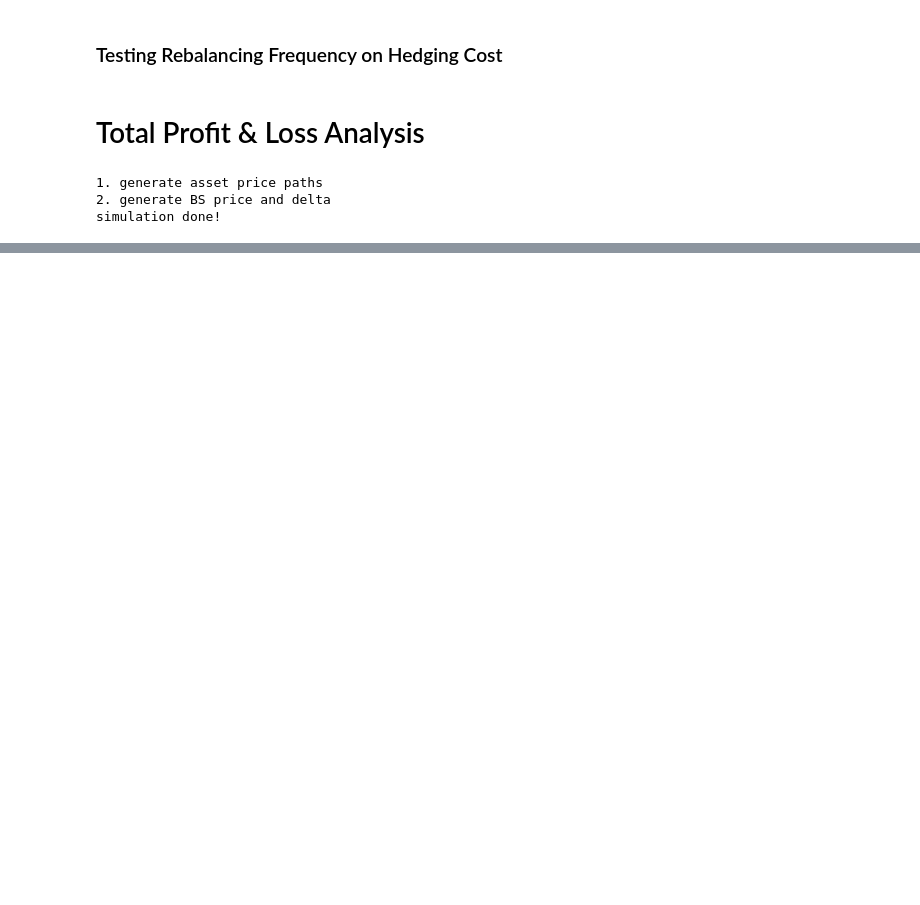
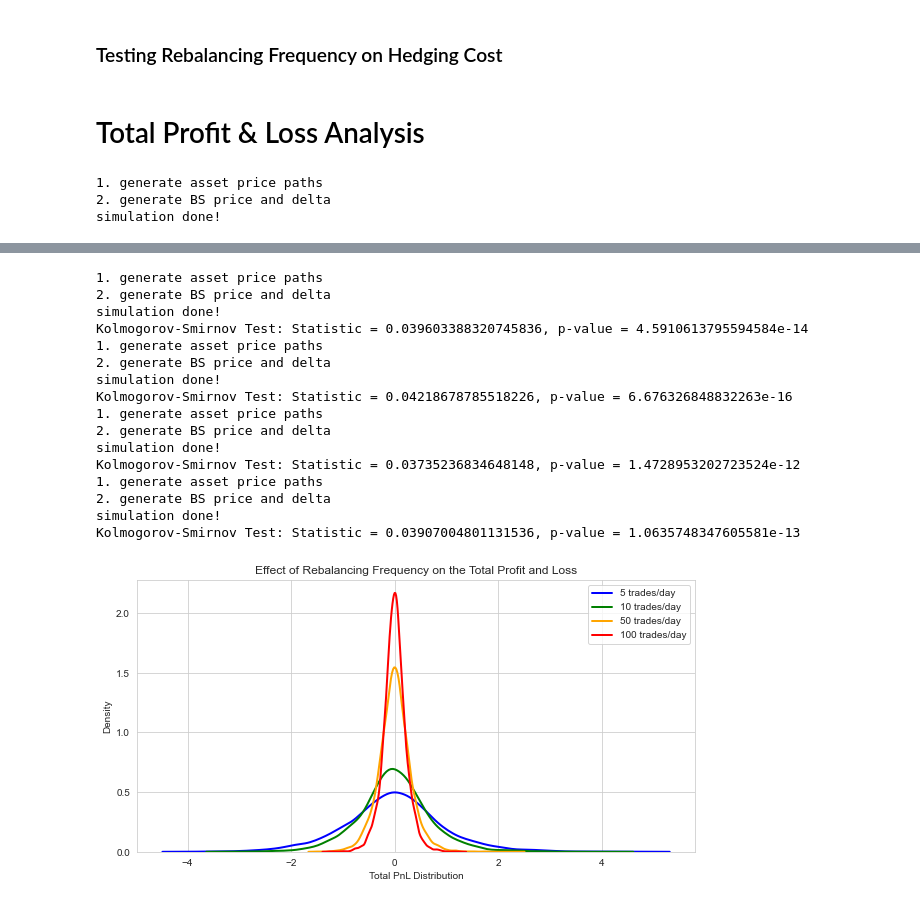
Before and after one commit to Lambulani/rl-hedge-2019, a Jupyter notebook: bs_delta_eda.ipynb, the cells around one changed output, grey strips where cells are left out. Drawn from its saved outputs; the diff is of its cells as text; code cells hidden in the pictures; blank space fills up the shorter version.

```diff
--- a/bs_delta_eda.ipynb
+++ b/bs_delta_eda.ipynb
@@ -397,0 +374,74 @@ Kurtosis: -0.9371154400544439
+# %%
+"""
+determing the distribution when the transactions costs are zero
+it is seeming to me now that when the transaction costs are zero then the pnl is just equal to the hedging error.
+the hedging error is the difference between the option value and the hedged position value.
+"""
+
+rebalance_frequencies = [5,10,50,100]
+colors = ["blue", "green", "orange", "red"]  # Different colors for each distribution
+num_simulations = 10000
+
+plt.figure(figsize=(10, 5))
+sns.set_style("whitegrid")
+
+for i, freq in enumerate(rebalance_frequencies):
+    # Create environment with given rebalancing frequency
+    bs_env = TradingEnv(continuous_action_flag=True, sabr_flag=False,
+                        dg_random_seed=1, spread=0.01, num_contract=1,
+                        init_ttm=10, trade_freq=1/freq, num_sim=num_simulations,
+                        mu=0, vol=0.01, S=100, K=100, r=0, q=0)
+
+    delta_path = bs_env.delta_path*100
+    delta_path_append = np.insert(delta_path, 0, 0, axis=1)
+    delta_h = np.diff(delta_path_append, axis=1)
+    delta_h= delta_h[:, :-1]
+    transaction_costs = cost(delta_h, multiplier=0)
+    total_costs = np.sum(transaction_costs, axis =1)
+
+    num_ops = 100
+    #option value V_t
+    v_t = bs_env.option_price_path*num_ops
+    v_t_diff = np.diff(v_t, axis=1)
+
+    #hedged position value
+    s_t = bs_env.path
+    s_t_diff = np.diff(s_t, axis=1)
+    a_t = delta_path[:, :-1]
+    h_t = a_t*s_t_diff
+
+    #total pnl_t
+    pi_t = v_t_diff - h_t - transaction_costs
+
+    total_pnl = np.sum(pi_t, axis = 1)
+    ks_stat, ks_p = kstest(total_pnl, 'norm', args=(np.mean(total_pnl), np.std(total_pnl)))
+    print(f"Kolmogorov-Smirnov Test: Statistic = {ks_stat}, p-value = {ks_p}")
+
+    # Plot KDE for the current rebalancing frequency
+    sns.kdeplot(total_pnl, label=f"{freq} trades/day", color=colors[i], linewidth=2)
+
+# Graph formatting
+plt.xlabel("Total PnL Distribution")
+plt.ylabel("Density")
+plt.title("Effect of Rebalancing Frequency on the Total Profit and Loss")
+plt.legend()
+plt.savefig("hedging_pnl_Rebalancing.png")
+plt.show()
+# %% [output]
+1. generate asset price paths
+2. generate BS price and delta
+simulation done!
+Kolmogorov-Smirnov Test: Statistic = 0.039603388320745836, p-value = 4.5910613795594584e-14
+1. generate asset price paths
+2. generate BS price and delta
+simulation done!
+Kolmogorov-Smirnov Test: Statistic = 0.04218678785518226, p-value = 6.676326848832263e-16
+1. generate asset price paths
+2. generate BS price and delta
+simulation done!
+Kolmogorov-Smirnov Test: Statistic = 0.03735236834648148, p-value = 1.4728953202723524e-12
+1. generate asset price paths
+2. generate BS price and delta
+simulation done!
+Kolmogorov-Smirnov Test: Statistic = 0.03907004801131536, p-value = 1.0635748347605581e-13
+[figure, added]
```
Also changed, not shown: parts of 10 cells of this notebook, 15 other files.
